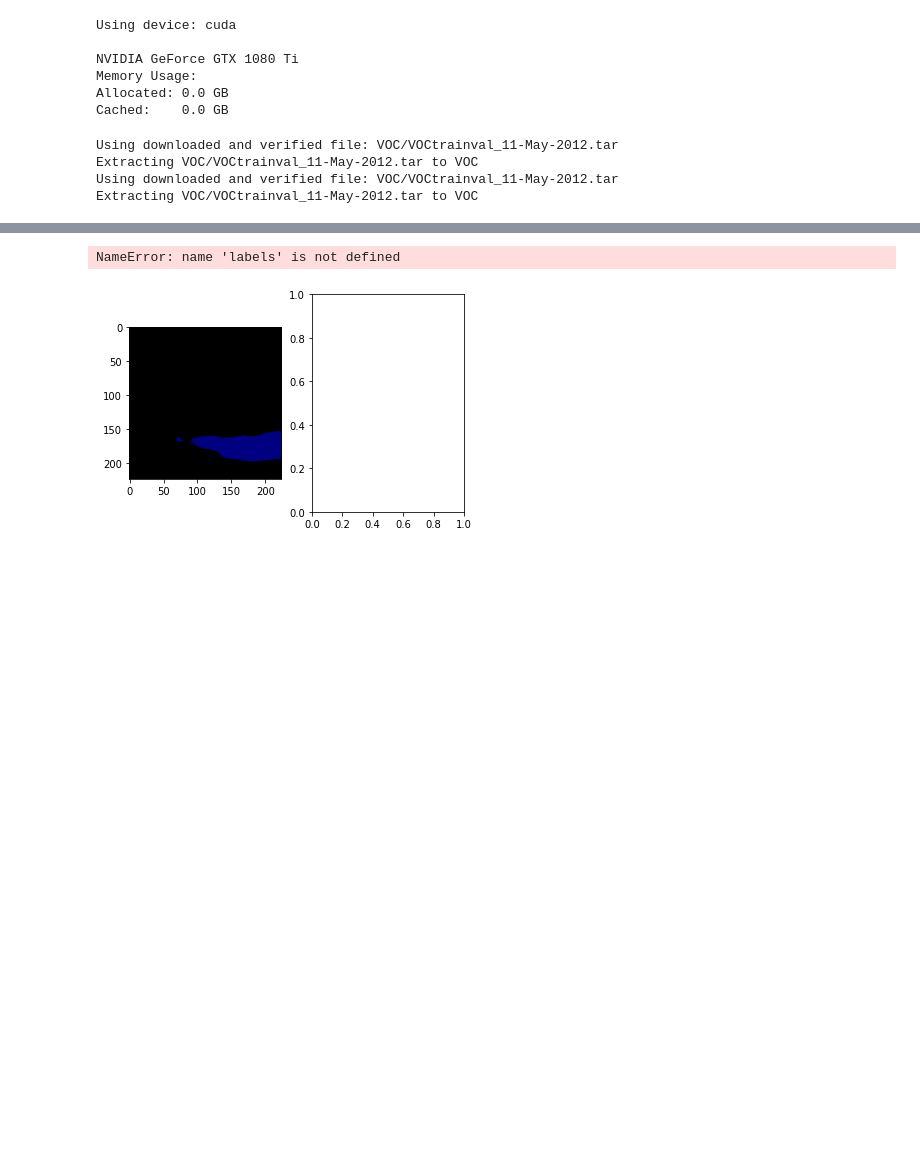
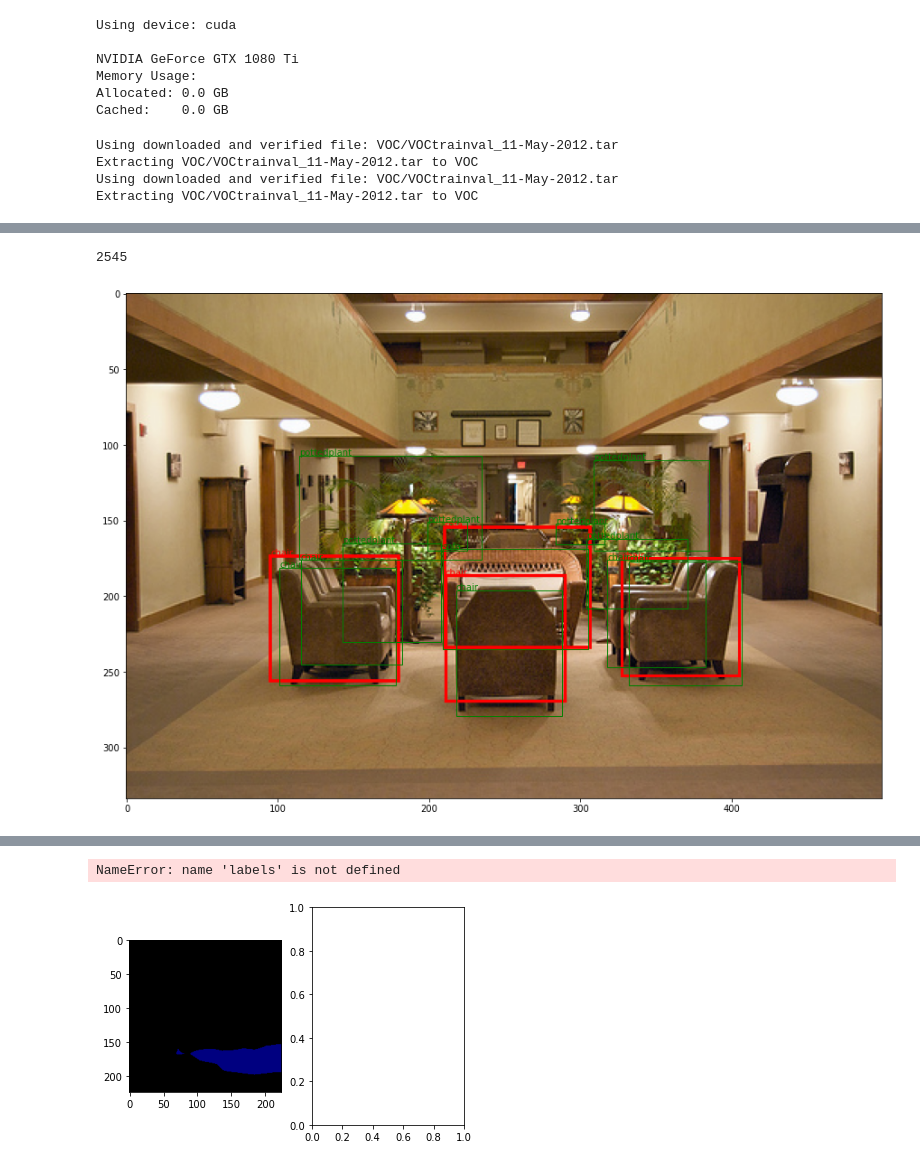
Before and after one commit to vlasakjiri/uncertainty-estimations, a Jupyter notebook: detection.ipynb, the cells around one changed output, grey strips where cells are left out. Saved outputs shown, nothing was run; the diff lists cells and outputs as text; code cells hidden in the pictures; blank space fills up the shorter version.

Commit message:
Added bbox classification

```diff
--- a/detection.ipynb
+++ b/detection.ipynb
@@ -63,24 +70,26 @@ VOC_CLASSES = [
     "tvmonitor",
 ]
 
-VOC_DICT = {cls:i for i,cls in enumerate(VOC_CLASSES)}
+VOC_DICT = {cls: i for i, cls in enumerate(VOC_CLASSES)}
+
 
 class VOCTransform(object):
     """Convert ndarrays in sample to Tensors."""
 
     def __call__(self, label):
         annotation = label["annotation"]
-        id = int(annotation["filename"].replace(".jpg","").replace("_",""))
+        id = int(annotation["filename"].replace(".jpg", "").replace("_", ""))
         out = {
             "boxes": [],
             "labels": [],
             "image_id": torch.tensor(id, dtype=torch.int64),
-            "area":[],
+            "area": [],
             "iscrowd": []
         }
         for obj in annotation["object"]:
             box_dict = obj["bndbox"]
-            box = [float(box_dict["xmin"]),float(box_dict["ymin"]), float(box_dict["xmax"]), float(box_dict["ymax"])]
+            box = [float(box_dict["xmin"]), float(box_dict["ymin"]),
+                   float(box_dict["xmax"]), float(box_dict["ymax"])]
             out["boxes"].append(box)
             out["labels"].append(VOC_DICT[obj["name"]])
             out["area"].append((box[2]-box[0]) * (box[3] - box[1]))
@@ -110,21 +119,17 @@ target_transforms = torchvision.transforms.Compose([
 data_train = torchvision.datasets.VOCDetection(
     root="VOC", download=True, image_set="train", transform=transforms_train, target_transform=VOCTransform())
 data_loader_train = torch.utils.data.DataLoader(data_train,
-                                          batch_size=16,
-                                          shuffle=True,
-                                          collate_fn=collate_fn)
+                                                batch_size=16,
+                                                shuffle=True,
+                                                collate_fn=collate_fn)
 
 
-
-data_test = torchvision.datasets.VOCSegmentation(
-    root="VOC", download=True, image_set="val", transform=torchvision.transforms.ToTensor(), target_transform=target_transforms)
+data_test = torchvision.datasets.VOCDetection(
+    root="VOC", download=True, image_set="val", transform=torchvision.transforms.ToTensor(), target_transform=VOCTransform())
 data_loader_test = torch.utils.data.DataLoader(data_test,
-                                          batch_size=16,
-                                          shuffle=False,
-                                          collate_fn=collate_fn)
-
-# dataset_sizes = {"train": len(data_train), "val": len(data_test)}
-# data_loaders = {"train": data_loader_train, "val": data_loader_test}
+                                               batch_size=16,
+                                               shuffle=False,
+                                               collate_fn=collate_fn)
 # %% [output]
 Using downloaded and verified file: VOC/VOCtrainval_11-May-2012.tar
 Extracting VOC/VOCtrainval_11-May-2012.tar to VOC
@@ -170 +138,4 @@ model.roi_heads.box_predictor = FastRCNNPredictor(in_features, num_classes)
+# %%
+# model = models.unet_model.UNet(3, 21).to(device)
+model = torch.load("checkpoints/faster_rcnn_box_predictor_dropout0.5.pt")
 # %%
@@ -325,0 +324,14 @@ tensor(0.6522)
+# %%
+i
+# %% [output]
+2545
+# %%
+import random
+utils.mc_dropout.set_training_mode_for_dropout(model, False)
+# i = random.randint(0, len(data_test))
+i=2545
+preds = list(map(lambda box: [i] + box, filter(lambda box: box[1]>.5, bbox_dict_to_tensor(model(data_test[i][0].unsqueeze(0).to(device))[0]))))
+gt = list(filter(lambda box: box[0]==i, true_boxes))
+plot_image(data_test[i][0], TP, gt)
+# %% [output]
+[figure, added]
```
Also changed, not shown: parts of 21 cells of this notebook, 1 other file.
